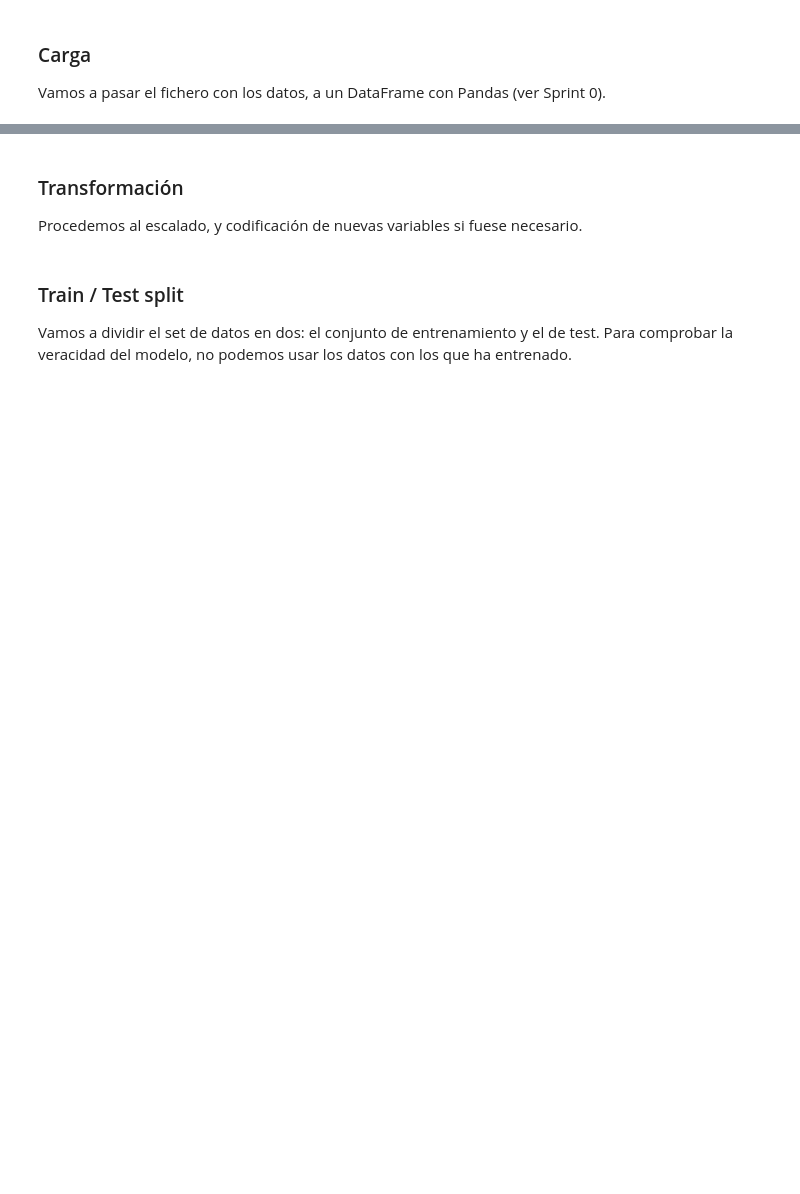
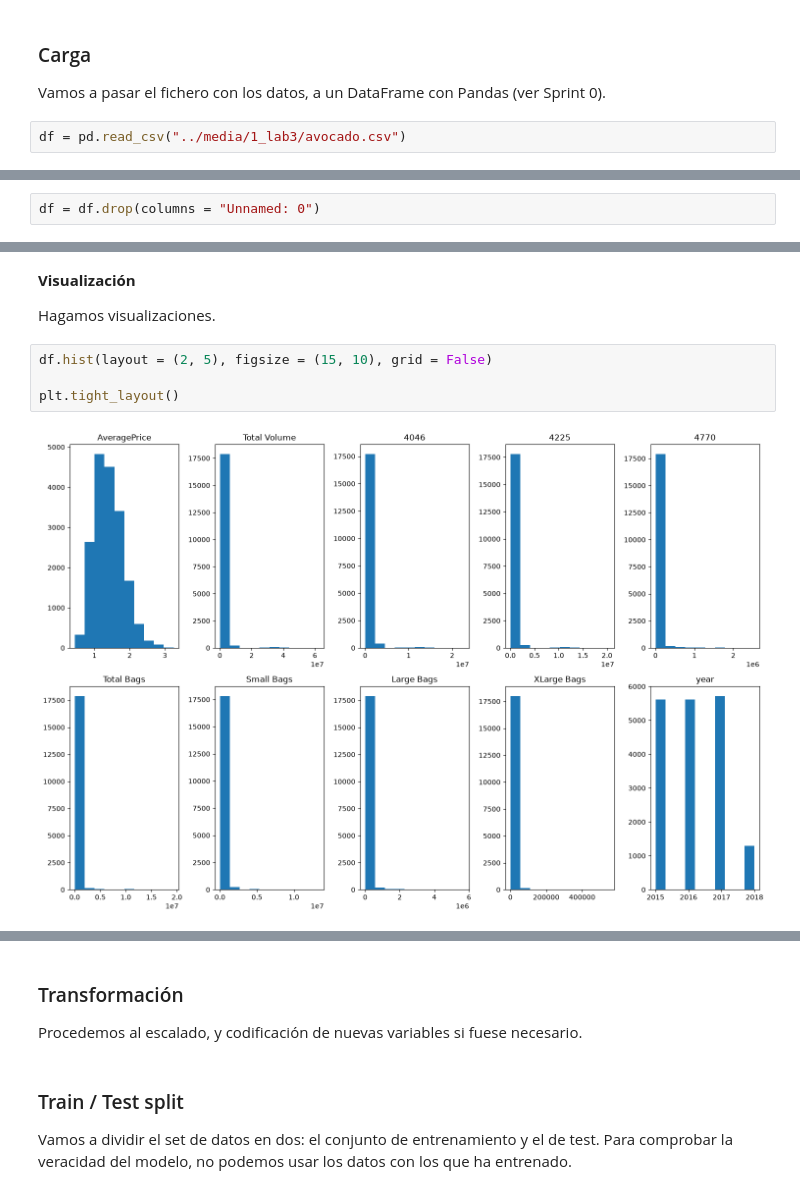
Before and after one commit to samuelmzc/Desarrollo_Soluciones_IA_UNIR, a Jupyter notebook: 1_Introduccion_IA_ML/lab3_NOTERMINADO.ipynb, the cells around one changed output, grey strips where cells are left out. Saved outputs shown, nothing was run; the diff lists cells and outputs as text; blank space fills up the shorter version.

```diff
--- a/1_Introduccion_IA_ML/lab3_NOTERMINADO.ipynb
+++ b/1_Introduccion_IA_ML/lab3_NOTERMINADO.ipynb
@@ -8,3 +15,5 @@ La limpieza es clave en los modelos: *garbage in -> garbage out*. El modelo tend
 ### Carga
 
 Vamos a pasar el fichero con los datos, a un DataFrame con Pandas (ver Sprint 0).
+# %%
+df = pd.read_csv("../media/1_lab3/avocado.csv")
@@ -14,0 +105,2 @@ Exploremos y visualicemos los datos para saber con qué estamos trabajando.
+# %%
+df = df.drop(columns = "Unnamed: 0")
@@ -14,0 +118,10 @@ Exploremos y visualicemos los datos para saber con qué estamos trabajando.
+# %% [markdown]
+**Visualización**
+
+Hagamos visualizaciones.
+# %%
+df.hist(layout = (2, 5), figsize = (15, 10), grid = False)
+
+plt.tight_layout()
+# %% [output]
+[figure, added]
```
Also changed, not shown: parts of 40 cells of this notebook.
